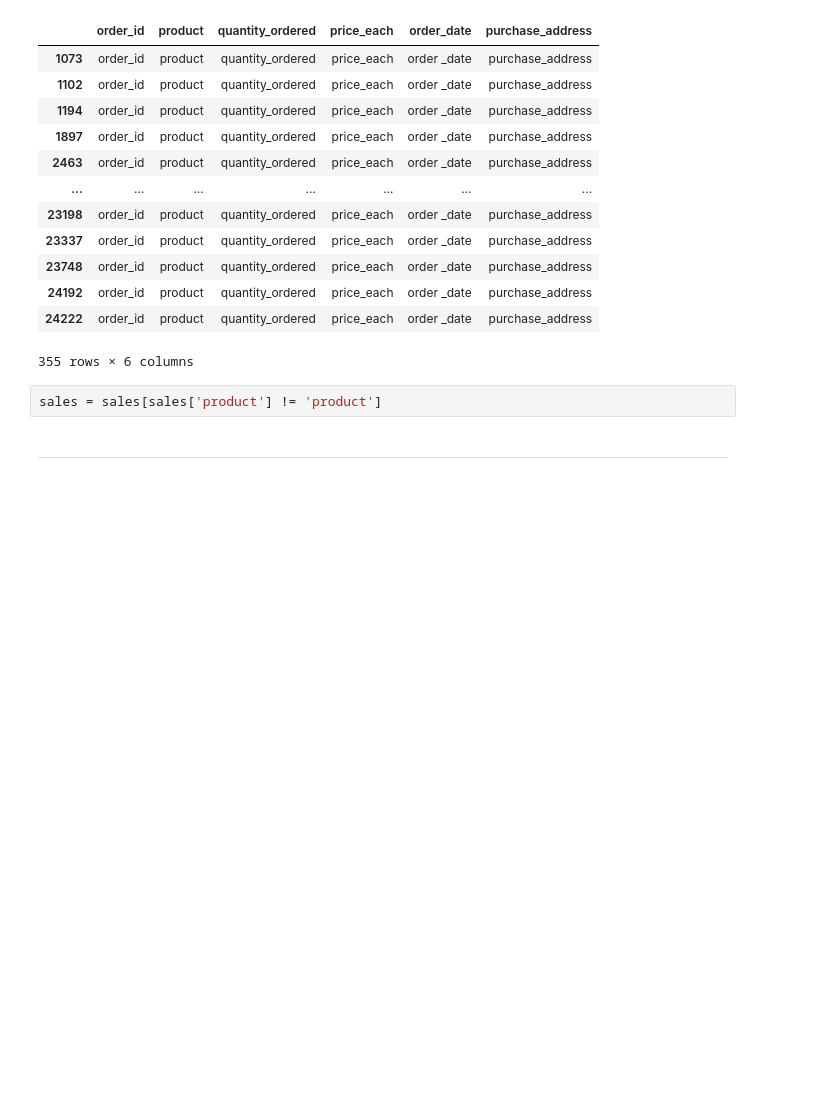
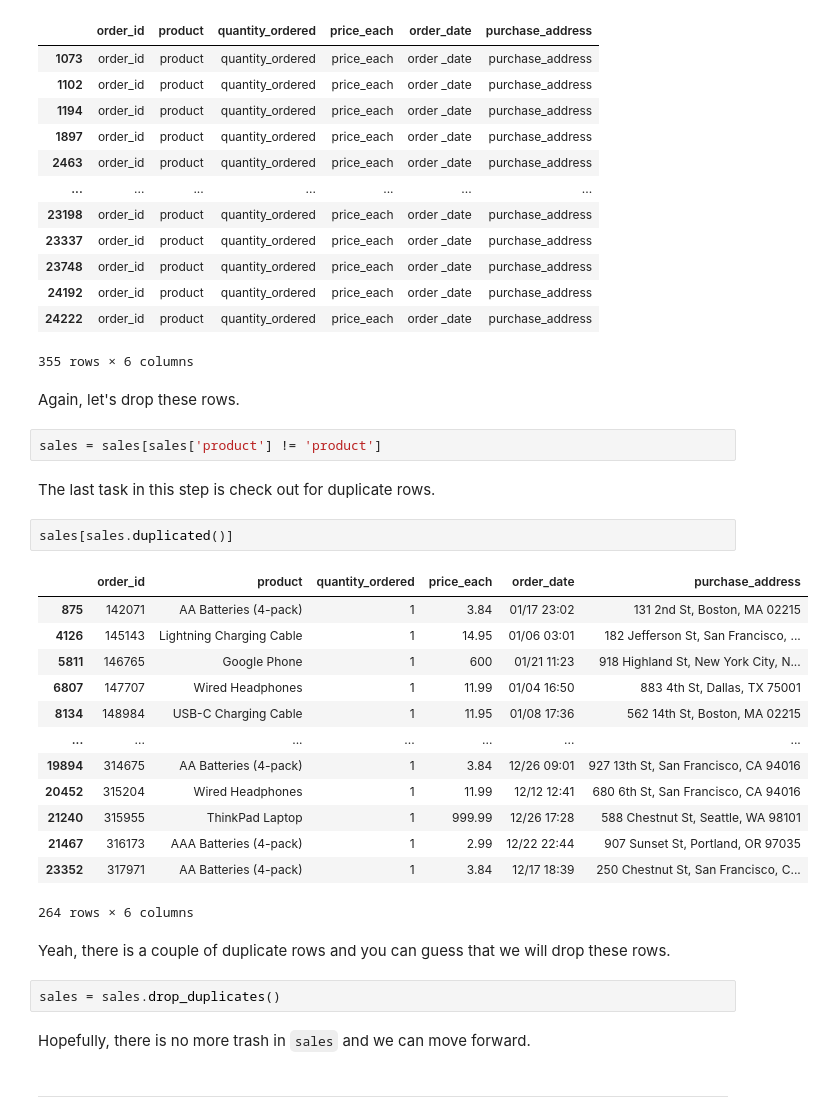
Before and after one commit to agenorgoncalvesneto/data-analysis-projects, a Jupyter notebook: sales-analysis/sales-analysis.ipynb, the cells around one changed output. Drawn from its saved outputs; the diff is of its cells as text; blank space fills up the shorter version.

````diff
--- a/sales-analysis/sales-analysis.ipynb
+++ b/sales-analysis/sales-analysis.ipynb
@@ -92,8 +110,34 @@ sales[sales['product'] == 'product']
 | 24192 | order_id | product | quantity_ordered | price_each | order _date | purchase_address |
 | 24222 | order_id | product | quantity_ordered | price_each | order _date | purchase_address |
 355 rows × 6 columns
+# %% [markdown]
+Again, let's drop these rows.
 # %%
 sales = sales[sales['product'] != 'product']
+# %% [markdown]
+The last task in this step is check out for duplicate rows.
+# %%
+sales[sales.duplicated()]
+# %% [output]
+|  | order_id | product | quantity_ordered | price_each | order_date | purchase_address |
+| 875 | 142071 | AA Batteries (4-pack) | 1 | 3.84 | 01/17 23:02 | 131 2nd St, Boston, MA 02215 |
+| 4126 | 145143 | Lightning Charging Cable | 1 | 14.95 | 01/06 03:01 | 182 Jefferson St, San Francisco, ... |
+| 5811 | 146765 | Google Phone | 1 | 600 | 01/21 11:23 | 918 Highland St, New York City, N... |
+| 6807 | 147707 | Wired Headphones | 1 | 11.99 | 01/04 16:50 | 883 4th St, Dallas, TX 75001 |
+| 8134 | 148984 | USB-C Charging Cable | 1 | 11.95 | 01/08 17:36 | 562 14th St, Boston, MA 02215 |
+| ... | ... | ... | ... | ... | ... | ... |
+| 19894 | 314675 | AA Batteries (4-pack) | 1 | 3.84 | 12/26 09:01 | 927 13th St, San Francisco, CA 94016 |
+| 20452 | 315204 | Wired Headphones | 1 | 11.99 | 12/12 12:41 | 680 6th St, San Francisco, CA 94016 |
+| 21240 | 315955 | ThinkPad Laptop | 1 | 999.99 | 12/26 17:28 | 588 Chestnut St, Seattle, WA 98101 |
+| 21467 | 316173 | AAA Batteries (4-pack) | 1 | 2.99 | 12/22 22:44 | 907 Sunset St, Portland, OR 97035 |
+| 23352 | 317971 | AA Batteries (4-pack) | 1 | 3.84 | 12/17 18:39 | 250 Chestnut St, San Francisco, C... |
+264 rows × 6 columns
+# %% [markdown]
+Yeah, there is a couple of duplicate rows and you can guess that we will drop these rows.
+# %%
+sales = sales.drop_duplicates()
+# %% [markdown]
+Hopefully, there is no more trash in ```sales``` and we can move forward.
 # %% [markdown]
 ---
 # %% [markdown]
````
Also changed, not shown: parts of 43 cells of this notebook.
